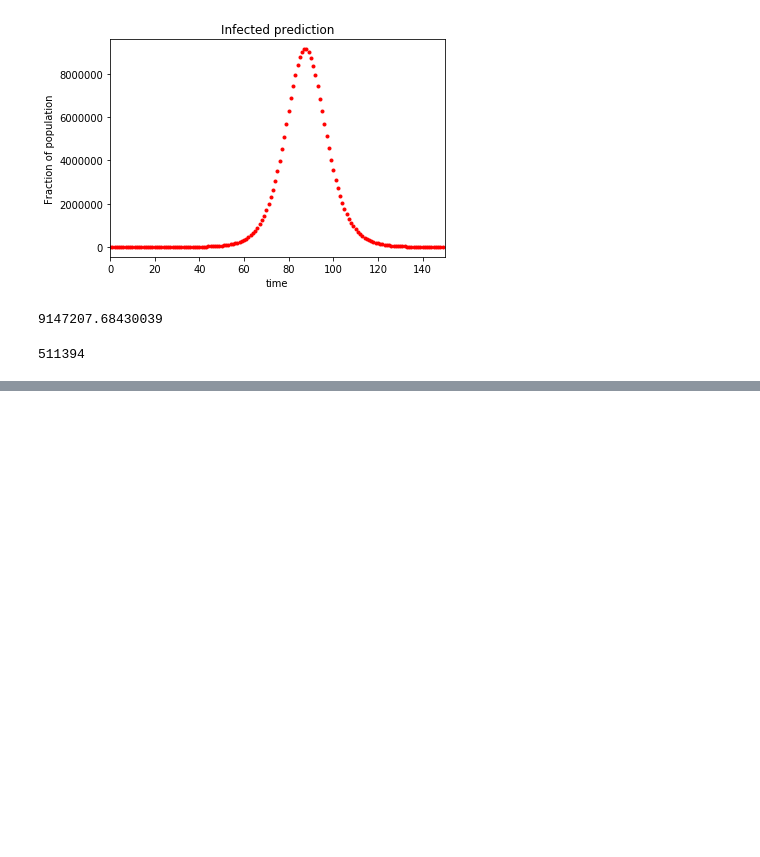
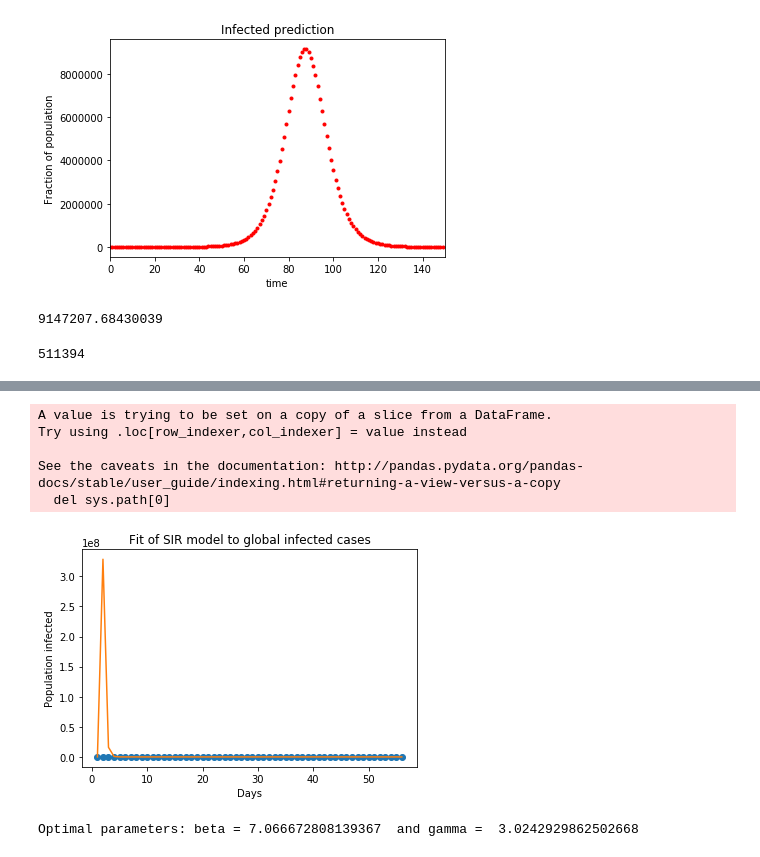
Before and after one commit to Aveek-Saha/CovidAnalysis, a Jupyter notebook: Prediction.ipynb, the cells around one changed output, grey strips where cells are left out. Saved outputs shown, nothing was run; the diff lists cells and outputs as text; code cells hidden in the pictures; blank space fills up the shorter version.

Commit message:
Country specific model

```diff
--- a/Prediction.ipynb
+++ b/Prediction.ipynb
@@ -197,0 +232,5 @@ max(df['Confirmed'].values)
+# %%
+df_c = df_c.replace('US', 'United States').replace('Korea, South', 'South Korea')
+# %%
+countries = list(set(df_c['Country/Region'].values).intersection(set(pop['Country/Region'].values)))
+# len(countries)
@@ -197,0 +253,48 @@ max(df['Confirmed'].values)
+# %%
+N = int(pop[pop['Country/Region'] == countries[2]]['Population'])
+# %%
+def deriv(y, t, N, beta, gamma):
+    S, I, R = y
+    dSdt = -beta * y[0] * y[1] / N
+    dIdt = beta * y[0] * y[1] / N - gamma * y[1]
+    dRdt = gamma * y[1]
+    return dSdt, dIdt, dRdt
+
+def opt_ode(x, beta, gamma):
+    return odeint(deriv, (S0, I0, R0), x, args=(N, beta, gamma))[:,1]
+
+def find_opt(df_opt, pop):
+
+    df_opt['Day num'] = np.arange(1, len(df_opt)+1)
+    y = df_opt['Confirmed'].values[:index]
+    x = df_opt['Day num'].values[:index]
+
+    N = pop
+    I0, R0 = y[0], 0
+    S0 = N - I0 - R0
+
+    popt, pcov = optimize.curve_fit(opt_ode, x, y)
+    fitted = opt_ode(x, *popt)
+
+
+    plt.plot(x, y, 'o')
+    plt.plot(x, fitted)
+    plt.title("Fit of SIR model to global infected cases")
+    plt.ylabel("Population infected")
+    plt.xlabel("Days")
+    plt.show()
+    print("Optimal parameters: beta =", popt[0], " and gamma = ", popt[1])
+
+
+    return popt, fitted
+# %%
+temp = df_c[df_c['Country/Region'] == countries[2]]
+popt, fitted = find_opt(temp, N)
+# %% [output]
+A value is trying to be set on a copy of a slice from a DataFrame.
+Try using .loc[row_indexer,col_indexer] = value instead
+
+See the caveats in the documentation: http://pandas.pydata.org/pandas-docs/stable/user_guide/indexing.html#returning-a-view-versus-a-copy
+  del sys.path[0]
+[figure, added]
+Optimal parameters: beta = 7.066672808139367  and gamma =  3.0242929862502668
```
Also changed, not shown: parts of 8 cells of this notebook, 1 other file.
